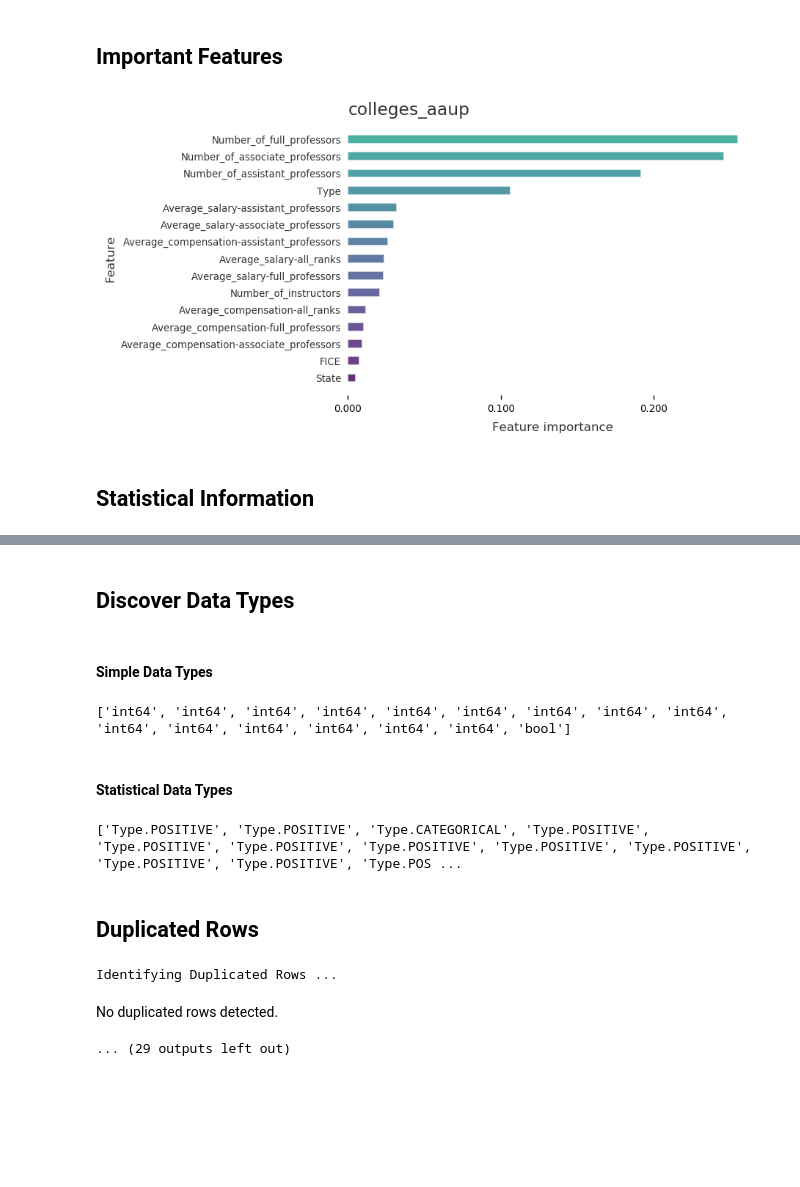
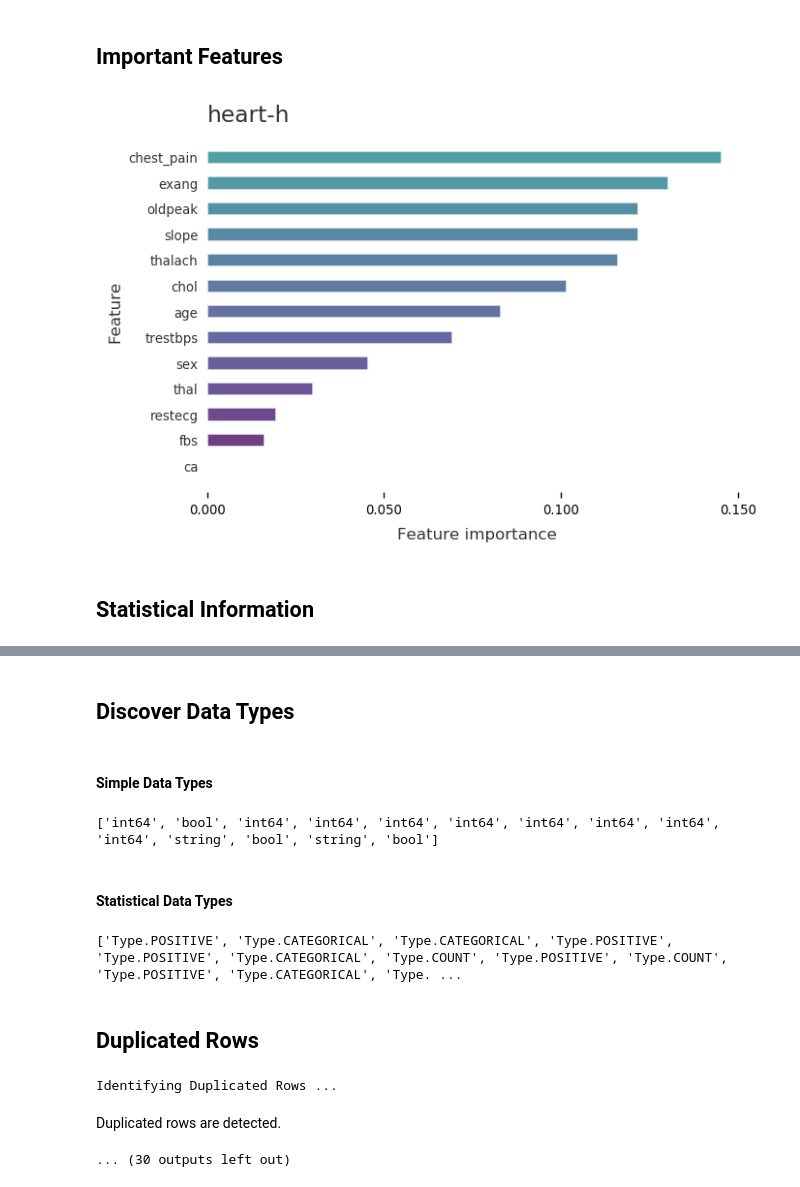
Before and after one commit to Ji-Zhang/datacleanbot, a Jupyter notebook: Bin/Demo_final.ipynb, the cells around one changed output, grey strips where cells are left out. Cells and saved outputs as stored; diff of their text form; code cells hidden in the pictures; blank space fills up the shorter version.

```diff
--- a/Bin/Demo_final.ipynb
+++ b/Bin/Demo_final.ipynb
@@ -7,8 +3,8 @@ D:\MasterStudy\2017-2018\GraduationProject\Bin
 # %%
 # input openml dataset id
-dc.autoclean(897)
+df_cleaned = dc.autoclean(51)
 # %% [output]
 Important Features
-[figure, old version]
+[figure, new version]
 Statistical Information
 |  | 0 | 1 | 2 | 3 | 4 | 5 | 6 | 7 | 8 | 9 | 10 | ... |
@@ -23,9 +19,9 @@ Statistical Information
 Discover Data Types
 Simple Data Types
-['int64', 'int64', 'int64', 'int64', 'int64', 'int64', 'int64', 'int64', 'int64', 'int64', 'int64', 'int64', 'int64', 'int64', 'int64', 'bool']
+['int64', 'bool', 'int64', 'int64', 'int64', 'int64', 'int64', 'int64', 'int64', 'int64', 'string', 'bool', 'string', 'bool']
 Statistical Data Types
-['Type.POSITIVE', 'Type.POSITIVE', 'Type.CATEGORICAL', 'Type.POSITIVE', 'Type.POSITIVE', 'Type.POSITIVE', 'Type.POSITIVE', 'Type.POSITIVE', 'Type.POSITIVE', 'Type.POSITIVE', 'Type.POSITIVE', 'Type.POS ...
+['Type.POSITIVE', 'Type.CATEGORICAL', 'Type.CATEGORICAL', 'Type.POSITIVE', 'Type.POSITIVE', 'Type.CATEGORICAL', 'Type.COUNT', 'Type.POSITIVE', 'Type.COUNT', 'Type.POSITIVE', 'Type.CATEGORICAL', 'Type. ...
 Duplicated Rows
 Identifying Duplicated Rows ...
-No duplicated rows detected.
+Duplicated rows are detected.
-... (29 outputs left out)
+... (30 outputs left out)
```
Also changed, not shown: parts of 3 cells of this notebook, 2 other files.
